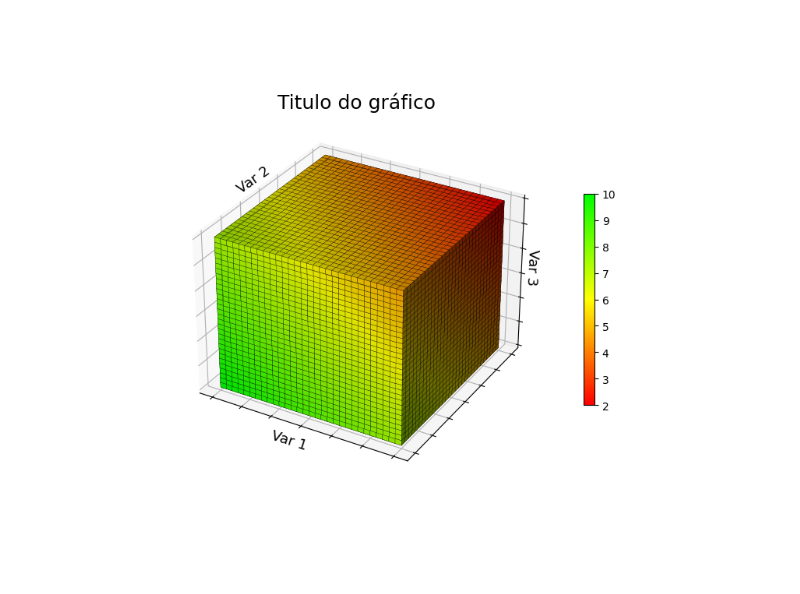
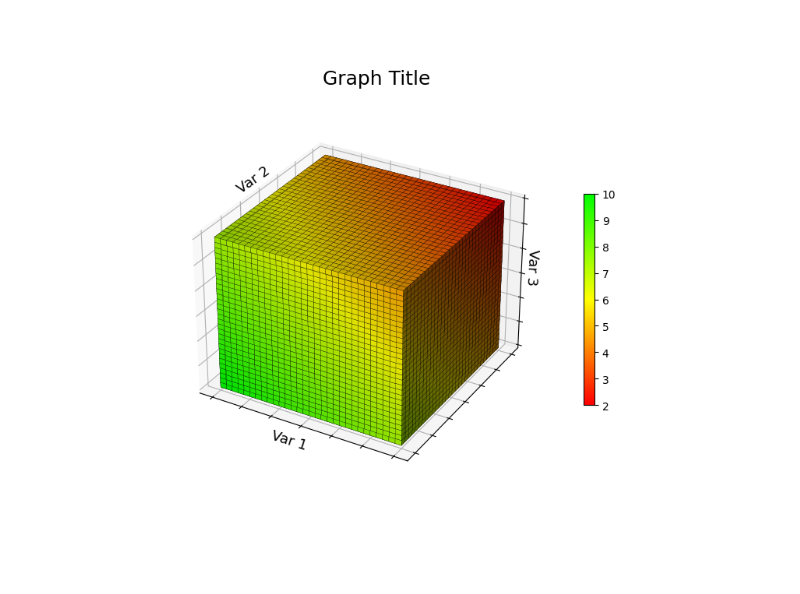
Before and after one commit to jhenrique04/GraphDynamics, a Jupyter notebook: varVoxel.ipynb, the cells around one changed output. Drawn from its saved outputs; the diff is of its cells as text; code cells hidden in the pictures.

```diff
--- a/varVoxel.ipynb
+++ b/varVoxel.ipynb
@@ -7,24 +7,24 @@ import matplotlib.cm as cm
 N_BINS = 256
 
 def normalize_value(value, min_value, max_value):
-    """Normaliza um valor com base em um mínimo e máximo."""
+    """Normalize a value based on a minimum and maximum."""
     return (value - min_value) / (max_value - min_value)
 
 def map_value_to_color(value):
-    """Mapeia um valor normalizado para uma cor."""
+    """Map a normalized value to a color."""
     if value <= 0.4:
-        return (1, 0, 0)  # Vermelho
+        return (1, 0, 0)  # Red
     elif value <= 0.7:
-        return (1, 1, 0)  # Amarelo
+        return (1, 1, 0)  # Yellow
     else:
-        return (0, 1, 0)  # Verde
+        return (0, 1, 0)  # Green
 
 def add_color_to_list(value, colors_list):
-    """Adiciona uma cor à lista de cores, baseada em um valor."""
+    """Add a color to the list of colors based on a value."""
     normalized_value = normalize_value(value, min_value, max_value)
     colors_list.append(map_value_to_color(normalized_value))
 
-# Configuração da plotagem
+# Plotting configuration
 axes = [30, 30, 30]
 data = np.ones(axes, dtype=np.float32)
 x, y, z = np.meshgrid(np.linspace(0, 5, axes[0]),
@@ -32,45 +32,43 @@ x, y, z = np.meshgrid(np.linspace(0, 5, axes[0]),
                       np.linspace(0, 5, axes[2]))
 heatmap_data = x + y + z
 
-# Mapeamento de cores
+# Color mapping
 min_value, max_value = 0, 10
 colors = []
 answers_values = []
 
 for i in range(3):
-    pergunta = float(input(f"Digite a resposta para a pergunta {i + 1} (0 a 10): "))
-    add_color_to_list(pergunta, colors)
-    answers_values.append(pergunta)
+    question = float(input(f"Enter the answer to question {i + 1} (0 to 10): "))
+    add_color_to_list(question, colors)
+    answers_values.append(question)
 
 cmap_name = "custom_graduated_heatmap"
 custom_cmap = LinearSegmentedColormap.from_list(cmap_name, colors, N=N_BINS)
 heatmap_normalized = (heatmap_data - heatmap_data.min()) / (heatmap_data.max() - heatmap_data.min())
 colors = custom_cmap(heatmap_normalized)
 
-# Plotagem 3D
+# 3D Plotting
 fig = plt.figure(figsize=(7, 7))
 ax = fig.add_subplot(111, projection='3d')
 voxels = ax.voxels(data, facecolors=colors, alpha=1, edgecolor='k', linewidth=0.2)
 ax.set_xticklabels([])
 ax.set_yticklabels([])
 ax.set_zticklabels([])
 
-# Adicionar o título
-ax.set_title(f'Titulo do gráfico', fontsize=18, fontweight='normal')
-
-# Plotagem 2D (rótulos)
+# 2D Plotting (labels)
 ax2d = fig.add_axes([0, 0, 1, 1], frameon=False)
 ax2d.set_xticks([])
 ax2d.set_yticks([])
+ax2d.text(0.5, 0.9, f'Graph Title', fontsize=18, fontweight='normal', ha='center', va='center')
 ax2d.text(0.34, 0.215, "Var 1", ha="center", va="bottom", fontsize=13, rotation=-17.65)
 ax2d.text(0.275, 0.685, "Var 2", ha="center", va="bottom", fontsize=13, rotation=35)
 ax2d.text(0.785, 0.5205, "Var 3", ha="center", va="bottom", fontsize=13, rotation=266.9)
 
-# Adicionar Colorbar
+# Add Colorbar
 sm = cm.ScalarMappable(cmap=custom_cmap.reversed(), norm=plt.Normalize(vmin=min(answers_values), vmax=max(answers_values)))
 sm.set_array([])
 fig.colorbar(sm, ax=ax, orientation='vertical', fraction=0.025, pad=0.1)
 
 plt.show()
 # %% [output]
-[figure, old version]
+[figure, new version]
```
Also changed, not shown: 1 other file.
